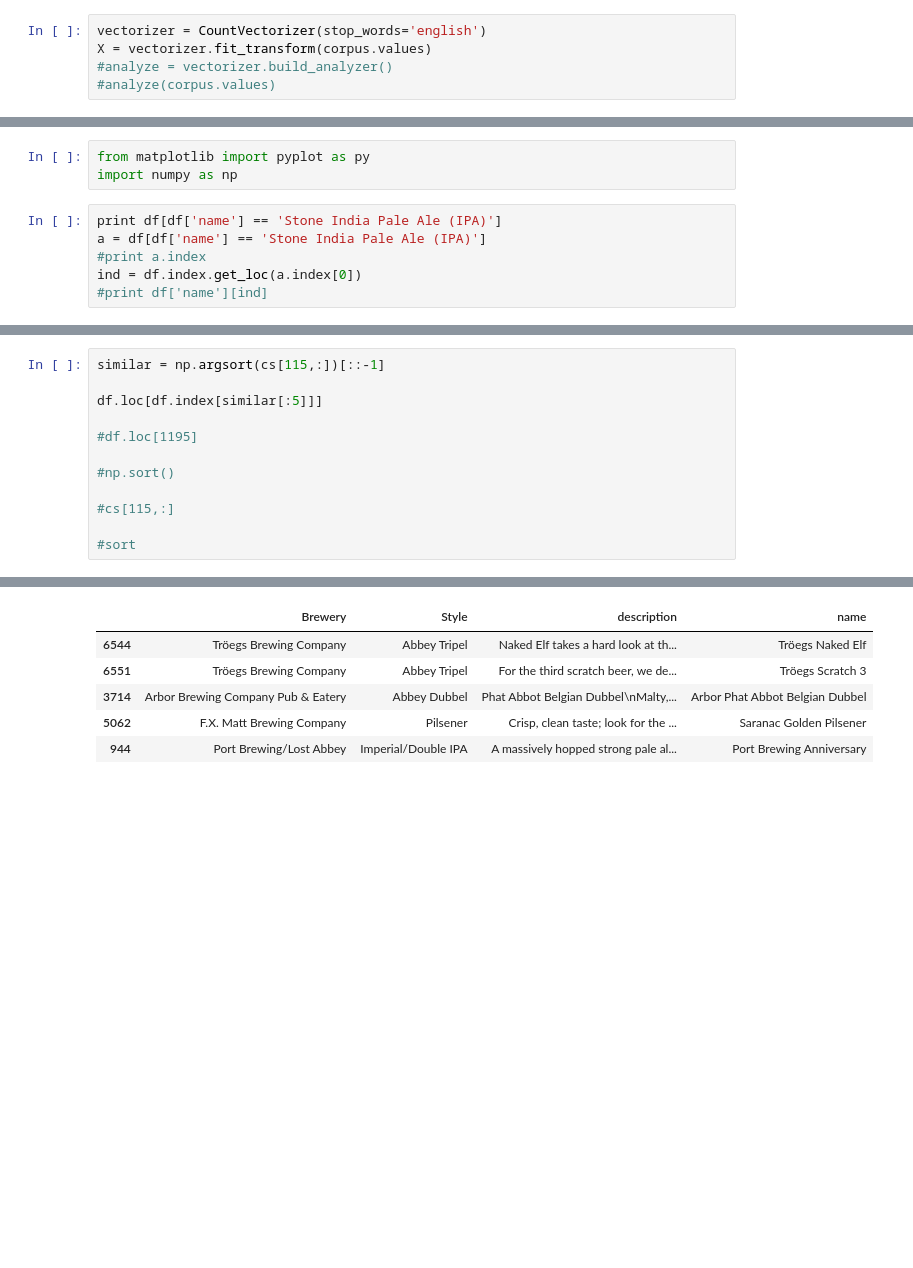
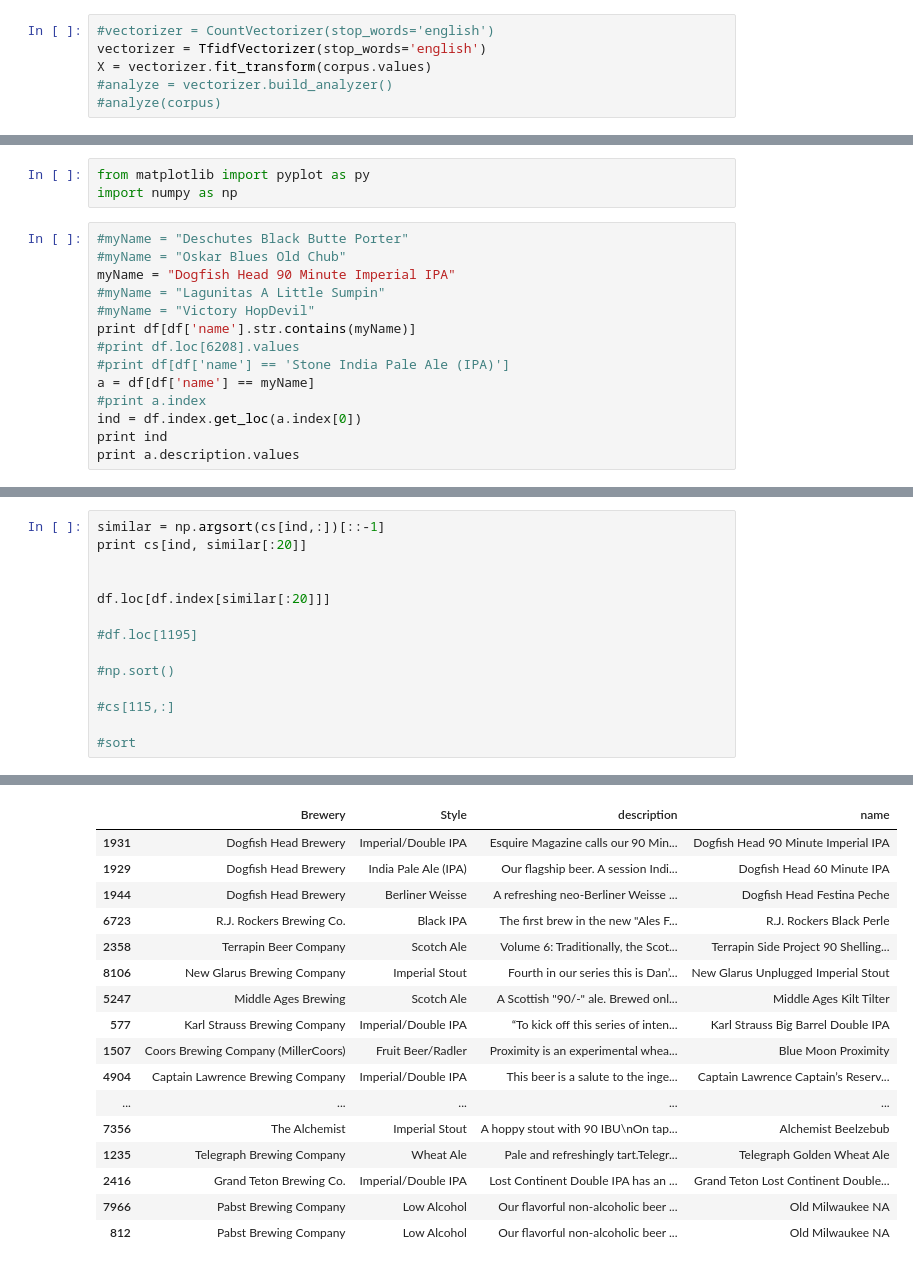
Before and after one commit to jonathan-eckel/beersomme, a Jupyter notebook: ratebeer/looking-at-ratebeer-data.ipynb, the cells around one changed output, grey strips where cells are left out. Saved outputs shown, nothing was run; the diff lists cells and outputs as text; blank space fills up the shorter version.

```diff
--- a/ratebeer/looking-at-ratebeer-data.ipynb
+++ b/ratebeer/looking-at-ratebeer-data.ipynb
@@ -126,5 +138,6 @@ END
 # %%
-vectorizer = CountVectorizer(stop_words='english')
+#vectorizer = CountVectorizer(stop_words='english')
+vectorizer = TfidfVectorizer(stop_words='english')
 X = vectorizer.fit_transform(corpus.values)
 #analyze = vectorizer.build_analyzer()
-#analyze(corpus.values)
+#analyze(corpus)
@@ -145,9 +199,17 @@ print len(corpus)
 from matplotlib import pyplot as py
 import numpy as np
 # %%
-print df[df['name'] == 'Stone India Pale Ale (IPA)']
-a = df[df['name'] == 'Stone India Pale Ale (IPA)']
+#myName = "Deschutes Black Butte Porter"
+#myName = "Oskar Blues Old Chub"
+myName = "Dogfish Head 90 Minute Imperial IPA"
+#myName = "Lagunitas A Little Sumpin"
+#myName = "Victory HopDevil"
+print df[df['name'].str.contains(myName)]
+#print df.loc[6208].values
+#print df[df['name'] == 'Stone India Pale Ale (IPA)']
+a = df[df['name'] == myName]
 #print a.index
 ind = df.index.get_loc(a.index[0])
-#print df['name'][ind]
+print ind
+print a.description.values
 # %% [output]
@@ -162,7 +244,9 @@ ind = df.index.get_loc(a.index[0])
 # %%
-similar = np.argsort(cs[115,:])[::-1]
+similar = np.argsort(cs[ind,:])[::-1]
+print cs[ind, similar[:20]]
 
-df.loc[df.index[similar[:5]]]
+
+df.loc[df.index[similar[:20]]]
 
 #df.loc[1195]
 
@@ -175,6 +263,17 @@ df.loc[df.index[similar[:5]]]
 |  | Brewery | Style | description | name |
-| 6544 | Tröegs Brewing Company | Abbey Tripel | Naked Elf takes a hard look at th... | Tröegs Naked Elf |
-| 6551 | Tröegs Brewing Company | Abbey Tripel | For the third scratch beer, we de... | Tröegs Scratch 3 |
-| 3714 | Arbor Brewing Company Pub & Eatery | Abbey Dubbel | Phat Abbot Belgian Dubbel\nMalty,... | Arbor Phat Abbot Belgian Dubbel |
-| 5062 | F.X. Matt Brewing Company | Pilsener | Crisp, clean taste; look for the ... | Saranac Golden Pilsener |
-| 944 | Port Brewing/Lost Abbey | Imperial/Double IPA | A massively hopped strong pale al... | Port Brewing Anniversary |
+| 1931 | Dogfish Head Brewery | Imperial/Double IPA | Esquire Magazine calls our 90 Min... | Dogfish Head 90 Minute Imperial IPA |
+| 1929 | Dogfish Head Brewery | India Pale Ale (IPA) | Our flagship beer. A session Indi... | Dogfish Head 60 Minute IPA |
+| 1944 | Dogfish Head Brewery | Berliner Weisse | A refreshing neo-Berliner Weisse ... | Dogfish Head Festina Peche |
+| 6723 | R.J. Rockers Brewing Co. | Black IPA | The first brew in the new "Ales F... | R.J. Rockers Black Perle |
+| 2358 | Terrapin Beer Company | Scotch Ale | Volume 6: Traditionally, the Scot... | Terrapin Side Project 90 Shelling... |
+| 8106 | New Glarus Brewing Company | Imperial Stout | Fourth in our series this is Dan’... | New Glarus Unplugged Imperial Stout |
+| 5247 | Middle Ages Brewing | Scotch Ale | A Scottish "90/-" ale. Brewed onl... | Middle Ages Kilt Tilter |
+| 577 | Karl Strauss Brewing Company | Imperial/Double IPA | “To kick off this series of inten... | Karl Strauss Big Barrel Double IPA |
+| 1507 | Coors Brewing Company (MillerCoors) | Fruit Beer/Radler | Proximity is an experimental whea... | Blue Moon Proximity |
+| 4904 | Captain Lawrence Brewing Company | Imperial/Double IPA | This beer is a salute to the inge... | Captain Lawrence Captain’s Reserv... |
+| ... | ... | ... | ... | ... |
+| 7356 | The Alchemist | Imperial Stout | A hoppy stout with 90 IBU\nOn tap... | Alchemist Beelzebub |
+| 1235 | Telegraph Brewing Company | Wheat Ale | Pale and refreshingly tart.Telegr... | Telegraph Golden Wheat Ale |
+| 2416 | Grand Teton Brewing Co. | Imperial/Double IPA | Lost Continent Double IPA has an ... | Grand Teton Lost Continent Double... |
+| 7966 | Pabst Brewing Company | Low Alcohol | Our flavorful non-alcoholic beer ... | Old Milwaukee NA |
+| 812 | Pabst Brewing Company | Low Alcohol | Our flavorful non-alcoholic beer ... | Old Milwaukee NA |
```
Also changed, not shown: parts of 17 cells of this notebook, 4 other files.
